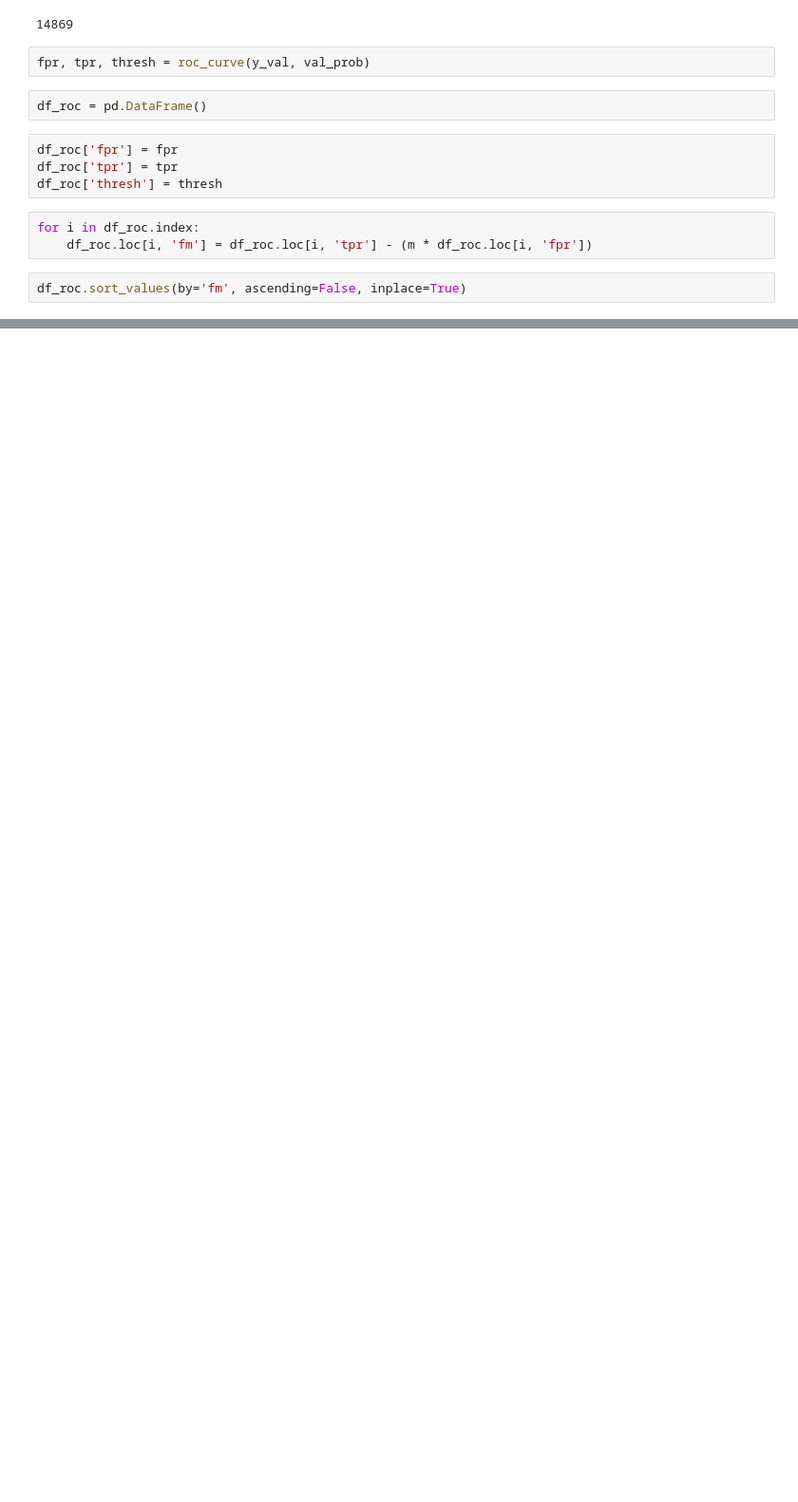
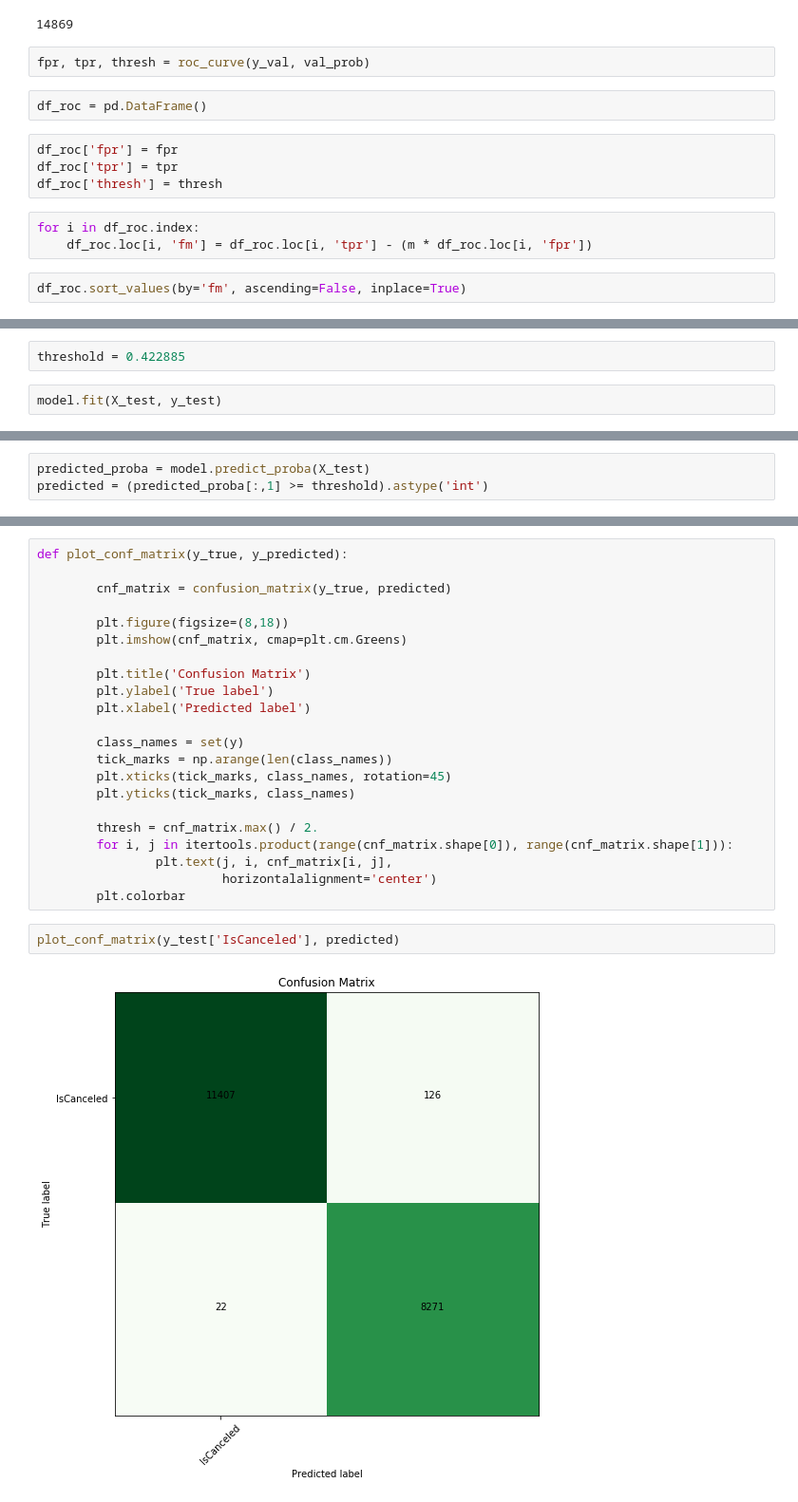
Before and after one commit to ravimalde/hotel_cancellation_analysis, a Jupyter notebook: RM_index_6.ipynb, the cells around one changed output, grey strips where cells are left out. Shown at 95% size. Cells and saved outputs as stored; diff of their text form; blank space fills up the shorter version.

```diff
--- a/RM_index_6.ipynb
+++ b/RM_index_6.ipynb
@@ -823,0 +824,4 @@ df_roc.head()
+# %%
+threshold = 0.422885
+# %%
+model.fit(X_test, y_test)
@@ -823,0 +837,3 @@ df_roc.head()
+# %%
+predicted_proba = model.predict_proba(X_test)
+predicted = (predicted_proba[:,1] >= threshold).astype('int')
@@ -823,0 +865,26 @@ df_roc.head()
+# %%
+def plot_conf_matrix(y_true, y_predicted):
+
+        cnf_matrix = confusion_matrix(y_true, predicted)
+
+        plt.figure(figsize=(8,18))
+        plt.imshow(cnf_matrix, cmap=plt.cm.Greens)
+
+        plt.title('Confusion Matrix')
+        plt.ylabel('True label')
+        plt.xlabel('Predicted label')
+
+        class_names = set(y)
+        tick_marks = np.arange(len(class_names))
+        plt.xticks(tick_marks, class_names, rotation=45)
+        plt.yticks(tick_marks, class_names)
+
+        thresh = cnf_matrix.max() / 2.
+        for i, j in itertools.product(range(cnf_matrix.shape[0]), range(cnf_matrix.shape[1])):
+                plt.text(j, i, cnf_matrix[i, j],
+                         horizontalalignment='center')
+        plt.colorbar
+# %%
+plot_conf_matrix(y_test['IsCanceled'], predicted)
+# %% [output]
+[figure, added]
```
Also changed, not shown: parts of 42 cells of this notebook.
